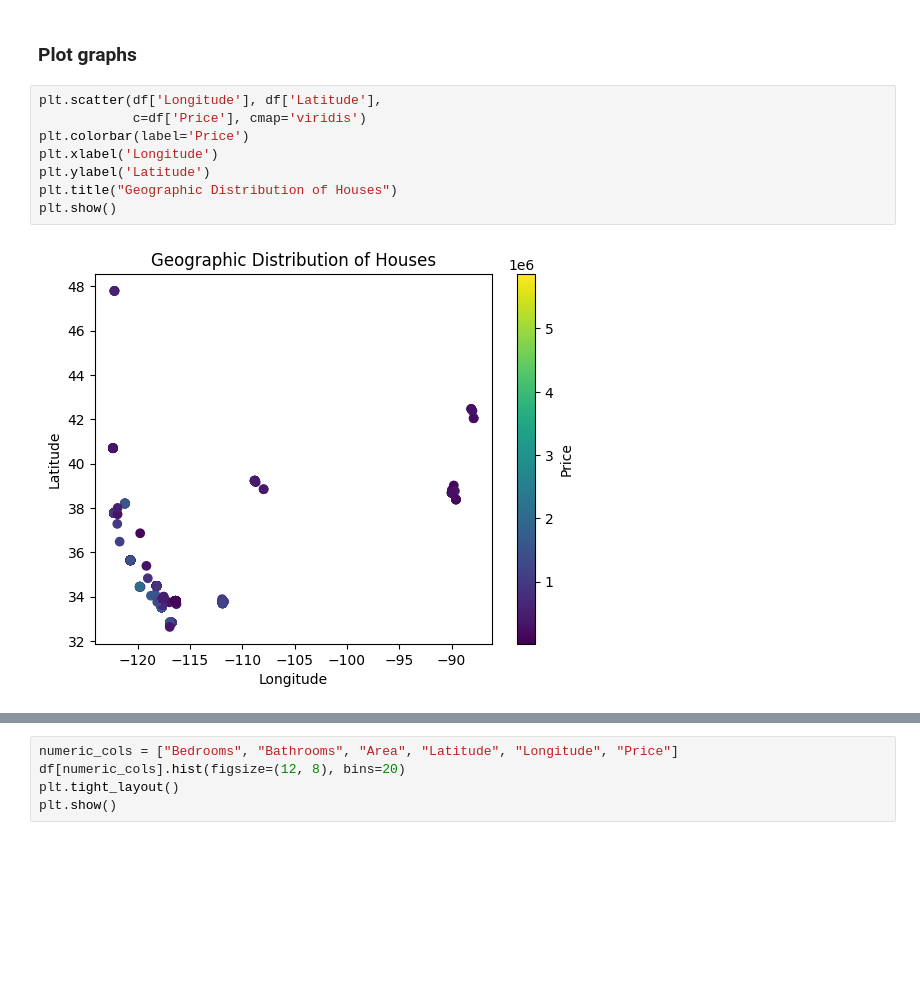
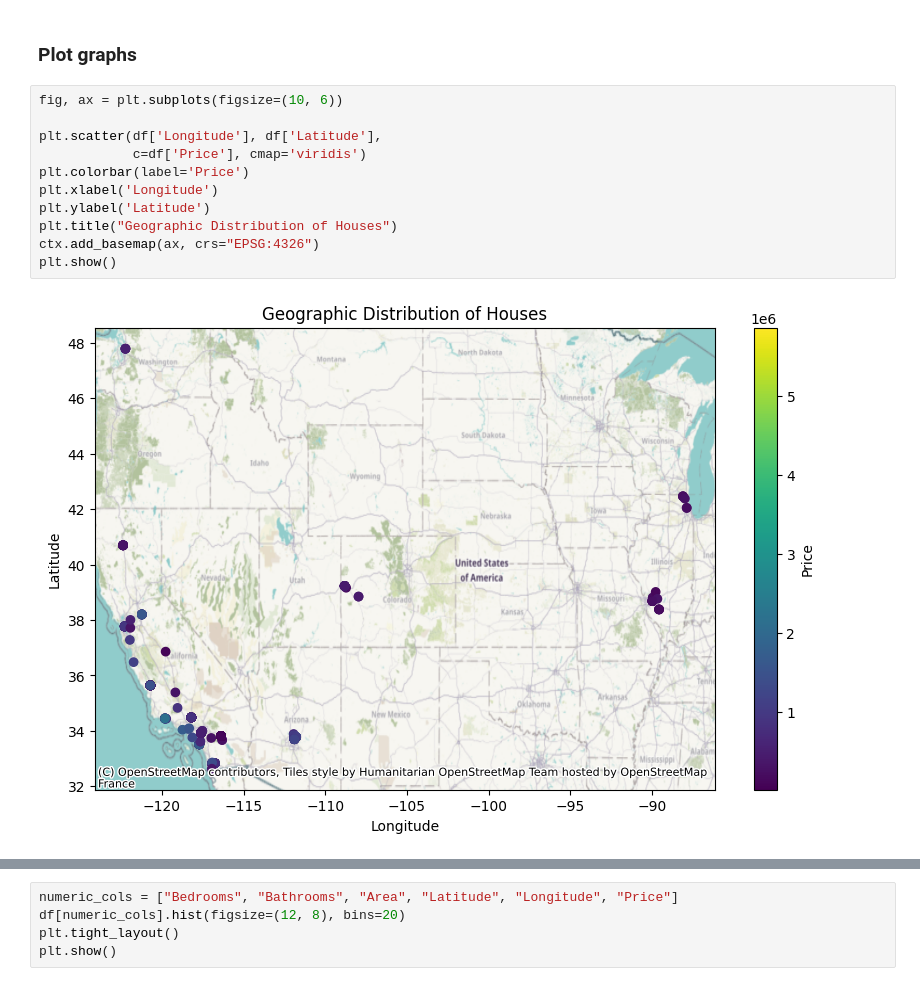
Before and after one commit to casperpriem05/DeepLearning, a Jupyter notebook: main.ipynb, the cells around one changed output, grey strips where cells are left out. Saved outputs shown, nothing was run; the diff lists cells and outputs as text; blank space fills up the shorter version.

```diff
--- a/main.ipynb
+++ b/main.ipynb
@@ -65,12 +84,15 @@ memory usage: 27.5 KB
 # %% [markdown]
 ### Plot graphs
 # %%
+fig, ax = plt.subplots(figsize=(10, 6))
+
 plt.scatter(df['Longitude'], df['Latitude'],
             c=df['Price'], cmap='viridis')
 plt.colorbar(label='Price')
 plt.xlabel('Longitude')
 plt.ylabel('Latitude')
 plt.title("Geographic Distribution of Houses")
+ctx.add_basemap(ax, crs="EPSG:4326")
 plt.show()
 # %% [output]
-[figure, old version]
+[figure, new version]
```
Also changed, not shown: parts of 31 cells of this notebook, 1 other file.
